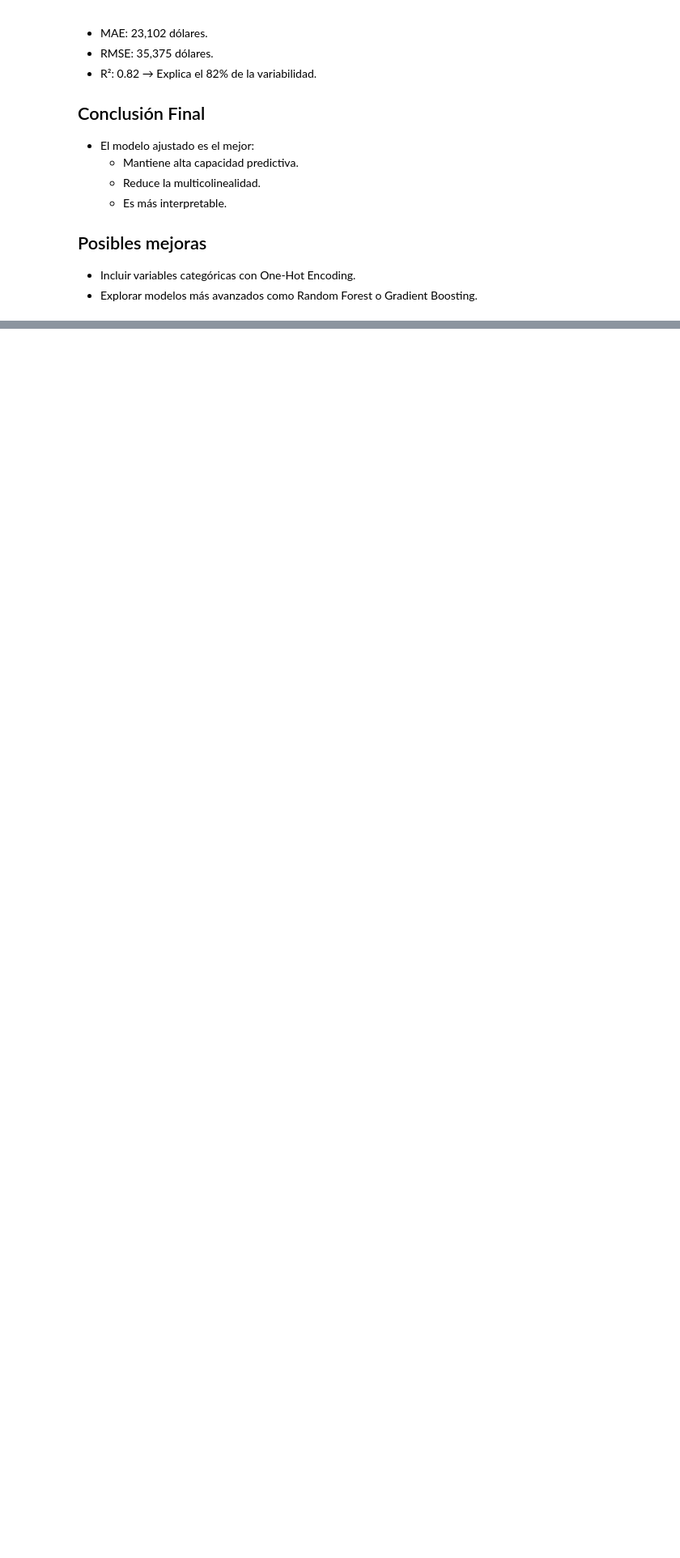
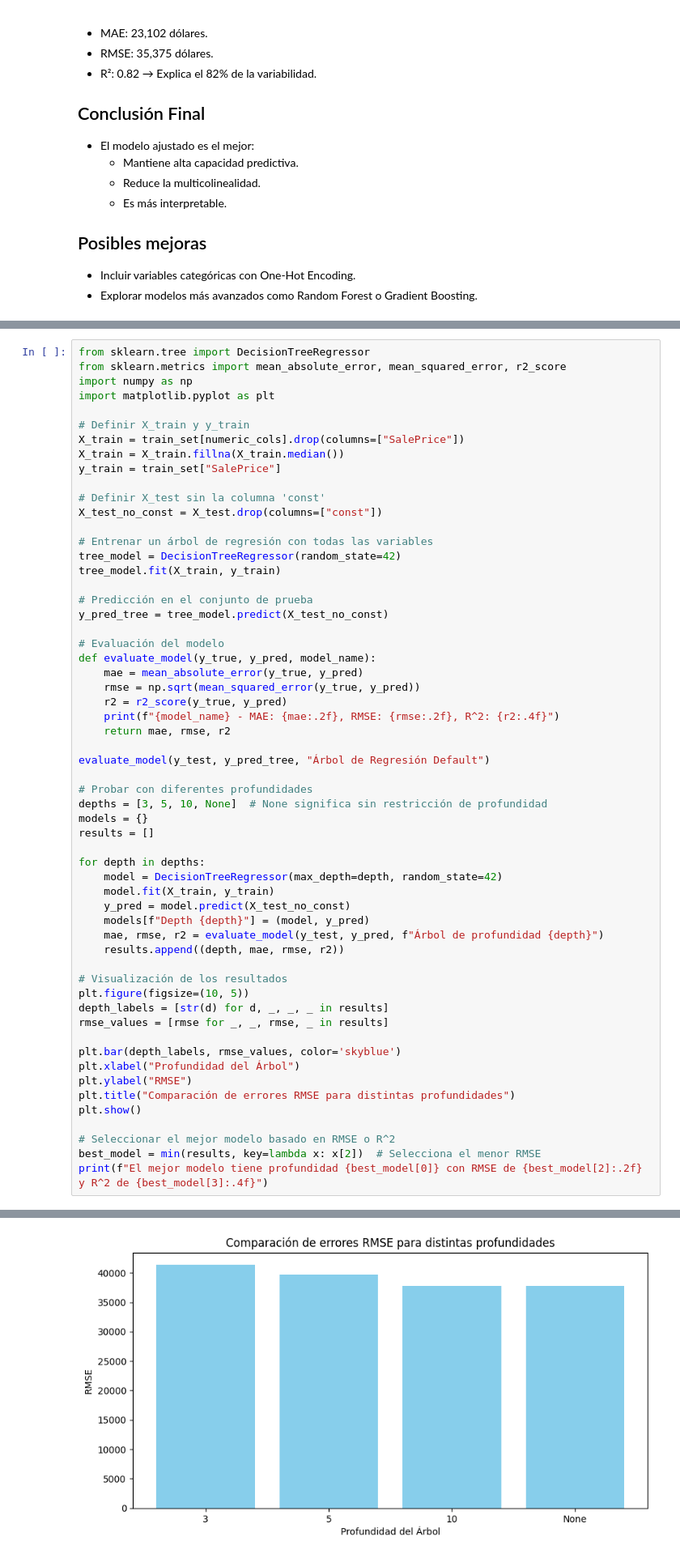
Before and after one commit to OscarEscriba/Proyecto-2-Mineria-de-datos, a Jupyter notebook: Proyecto2entrega1.ipynb, the cells around one changed output, grey strips where cells are left out. Shown at 81% size. Cells and saved outputs as stored; diff of their text form; blank space fills up the shorter version.

```diff
--- a/Proyecto2entrega1.ipynb
+++ b/Proyecto2entrega1.ipynb
@@ -637,0 +640,59 @@ Este modelo tiene mejor capacidad predictiva que los modelos anteriores y presen
+# %%
+from sklearn.tree import DecisionTreeRegressor
+from sklearn.metrics import mean_absolute_error, mean_squared_error, r2_score
+import numpy as np
+import matplotlib.pyplot as plt
+
+# Definir X_train y y_train
+X_train = train_set[numeric_cols].drop(columns=["SalePrice"])
+X_train = X_train.fillna(X_train.median())
+y_train = train_set["SalePrice"]
+
+# Definir X_test sin la columna 'const'
+X_test_no_const = X_test.drop(columns=["const"])
+
+# Entrenar un árbol de regresión con todas las variables
+tree_model = DecisionTreeRegressor(random_state=42)
+tree_model.fit(X_train, y_train)
+
+# Predicción en el conjunto de prueba
+y_pred_tree = tree_model.predict(X_test_no_const)
+
+# Evaluación del modelo
+def evaluate_model(y_true, y_pred, model_name):
+    mae = mean_absolute_error(y_true, y_pred)
+    rmse = np.sqrt(mean_squared_error(y_true, y_pred))
+    r2 = r2_score(y_true, y_pred)
+    print(f"{model_name} - MAE: {mae:.2f}, RMSE: {rmse:.2f}, R^2: {r2:.4f}")
+    return mae, rmse, r2
+
+evaluate_model(y_test, y_pred_tree, "Árbol de Regresión Default")
+
+# Probar con diferentes profundidades
+depths = [3, 5, 10, None]  # None significa sin restricción de profundidad
+models = {}
+results = []
+
+for depth in depths:
+    model = DecisionTreeRegressor(max_depth=depth, random_state=42)
+    model.fit(X_train, y_train)
+    y_pred = model.predict(X_test_no_const)
+    models[f"Depth {depth}"] = (model, y_pred)
+    mae, rmse, r2 = evaluate_model(y_test, y_pred, f"Árbol de profundidad {depth}")
+    results.append((depth, mae, rmse, r2))
+
+# Visualización de los resultados
+plt.figure(figsize=(10, 5))
+depth_labels = [str(d) for d, _, _, _ in results]
+rmse_values = [rmse for _, _, rmse, _ in results]
+
+plt.bar(depth_labels, rmse_values, color='skyblue')
+plt.xlabel("Profundidad del Árbol")
+plt.ylabel("RMSE")
+plt.title("Comparación de errores RMSE para distintas profundidades")
+plt.show()
+
+# Seleccionar el mejor modelo basado en RMSE o R^2
+best_model = min(results, key=lambda x: x[2])  # Selecciona el menor RMSE
+print(f"El mejor modelo tiene profundidad {best_model[0]} con RMSE de {best_model[2]:.2f} y R^2 de {best_model[3]:.4f}")
+# %% [output]
@@ -637,0 +704 @@ Este modelo tiene mejor capacidad predictiva que los modelos anteriores y presen
+[figure, added]
```
Also changed, not shown: parts of 3 cells of this notebook.
